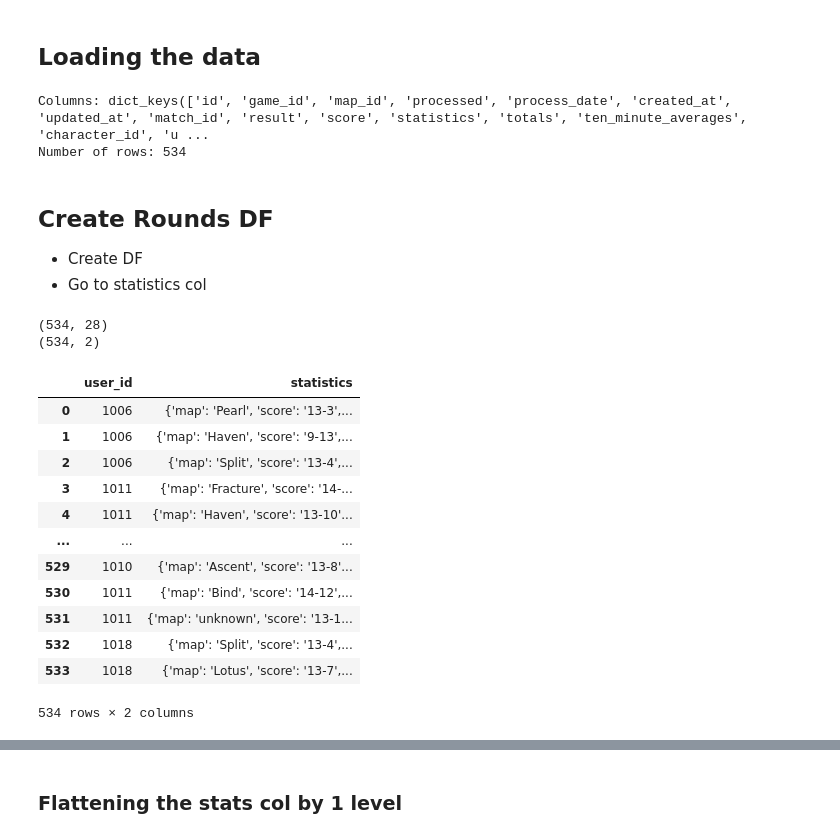
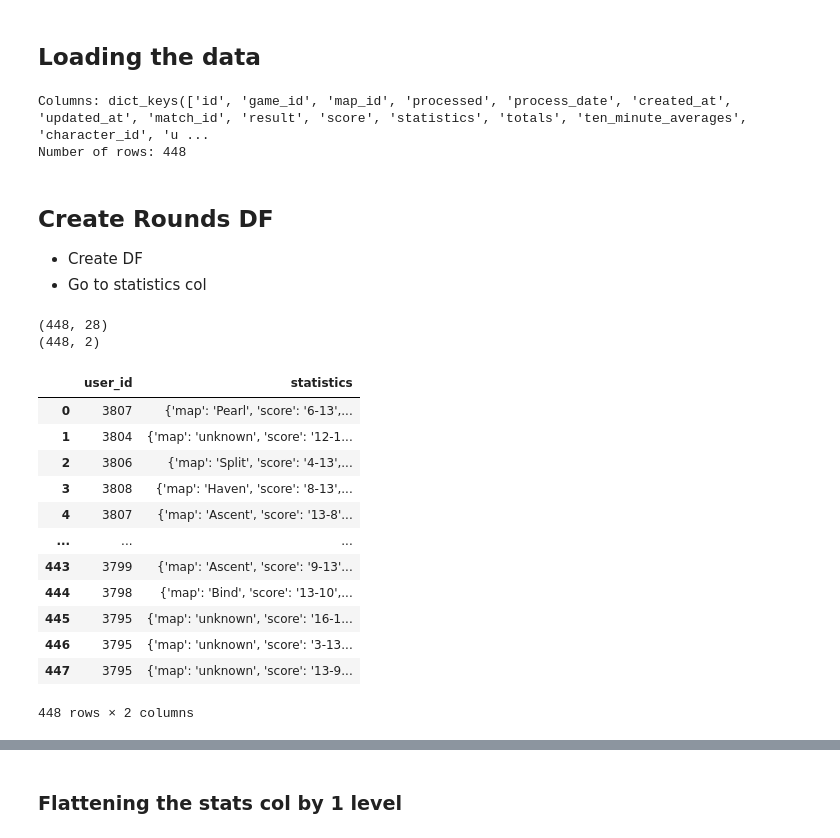
Before and after one commit to sophiacofone/valorant_omnic, a Jupyter notebook: notebooks/cur_normalize/omnic_ml_EDA_v4-round-total-normalize-allf-prepostspikesplit.ipynb, the cells around one changed output, grey strips where cells are left out. Cells and saved outputs as stored; diff of their text form; code cells hidden in the pictures.

```diff
--- a/notebooks/cur_normalize/omnic_ml_EDA_v4-round-total-normalize-allf-prepostspikesplit.ipynb
+++ b/notebooks/cur_normalize/omnic_ml_EDA_v4-round-total-normalize-allf-prepostspikesplit.ipynb
@@ -12,7 +12,7 @@ import pandas as pd
 ## Loading the data
 # %%
 # Load JSON data from file
-with open('dev_data.json', 'r') as f:
+with open('pro2_data.json', 'r') as f:
     data = json.load(f)
 
 # Access an element to retrieve the keys
@@ -24,7 +24,7 @@ num_rows = len(data)
 print("Number of rows:", num_rows)
 # %% [output]
 Columns: dict_keys(['id', 'game_id', 'map_id', 'processed', 'process_date', 'created_at', 'updated_at', 'match_id', 'result', 'score', 'statistics', 'totals', 'ten_minute_averages', 'character_id', 'u ...
-Number of rows: 534
+Number of rows: 448
 # %% [markdown]
 ## Create Rounds DF
 - Create DF
@@ -32,27 +32,27 @@ Number of rows: 534
 # %%
 from pandas import json_normalize
 
 # Create df
-df = pd.read_json('dev_data.json')
+df = pd.read_json('pro2_data.json')
 print(df.shape)
 
 # Drop the all cols besides 'statistics' and 'user_id'
 df_stats = df[['user_id','statistics']]
 print(df_stats.shape)
 df_stats
 # %% [output]
-(534, 28)
-(534, 2)
+(448, 28)
+(448, 2)
 |  | user_id | statistics |
-| 0 | 1006 | {'map': 'Pearl', 'score': '13-3',... |
-| 1 | 1006 | {'map': 'Haven', 'score': '9-13',... |
-| 2 | 1006 | {'map': 'Split', 'score': '13-4',... |
-| 3 | 1011 | {'map': 'Fracture', 'score': '14-... |
-| 4 | 1011 | {'map': 'Haven', 'score': '13-10'... |
+| 0 | 3807 | {'map': 'Pearl', 'score': '6-13',... |
+| 1 | 3804 | {'map': 'unknown', 'score': '12-1... |
+| 2 | 3806 | {'map': 'Split', 'score': '4-13',... |
+| 3 | 3808 | {'map': 'Haven', 'score': '8-13',... |
+| 4 | 3807 | {'map': 'Ascent', 'score': '13-8'... |
 | ... | ... | ... |
-| 529 | 1010 | {'map': 'Ascent', 'score': '13-8'... |
-| 530 | 1011 | {'map': 'Bind', 'score': '14-12',... |
-| 531 | 1011 | {'map': 'unknown', 'score': '13-1... |
-| 532 | 1018 | {'map': 'Split', 'score': '13-4',... |
-| 533 | 1018 | {'map': 'Lotus', 'score': '13-7',... |
+| 443 | 3799 | {'map': 'Ascent', 'score': '9-13'... |
+| 444 | 3798 | {'map': 'Bind', 'score': '13-10',... |
+| 445 | 3795 | {'map': 'unknown', 'score': '16-1... |
+| 446 | 3795 | {'map': 'unknown', 'score': '3-13... |
+| 447 | 3795 | {'map': 'unknown', 'score': '13-9... |
-534 rows × 2 columns
+448 rows × 2 columns
```
Also changed, not shown: parts of 19 cells of this notebook, 14 other files.
